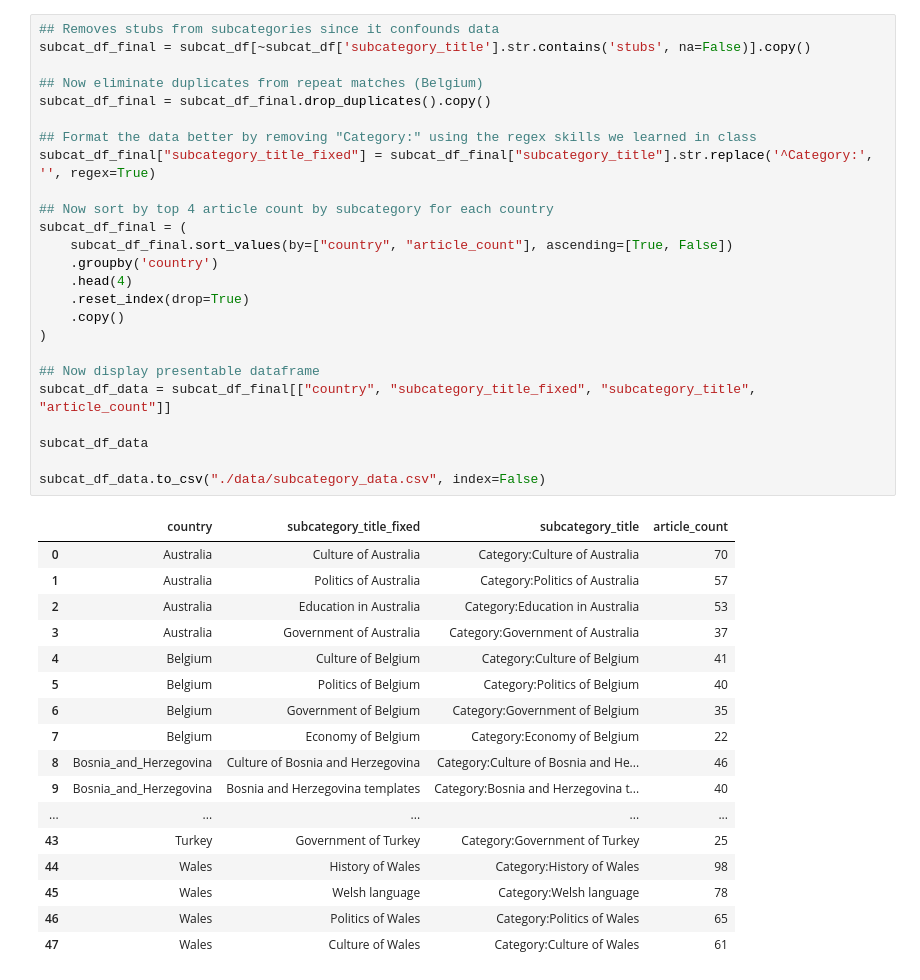
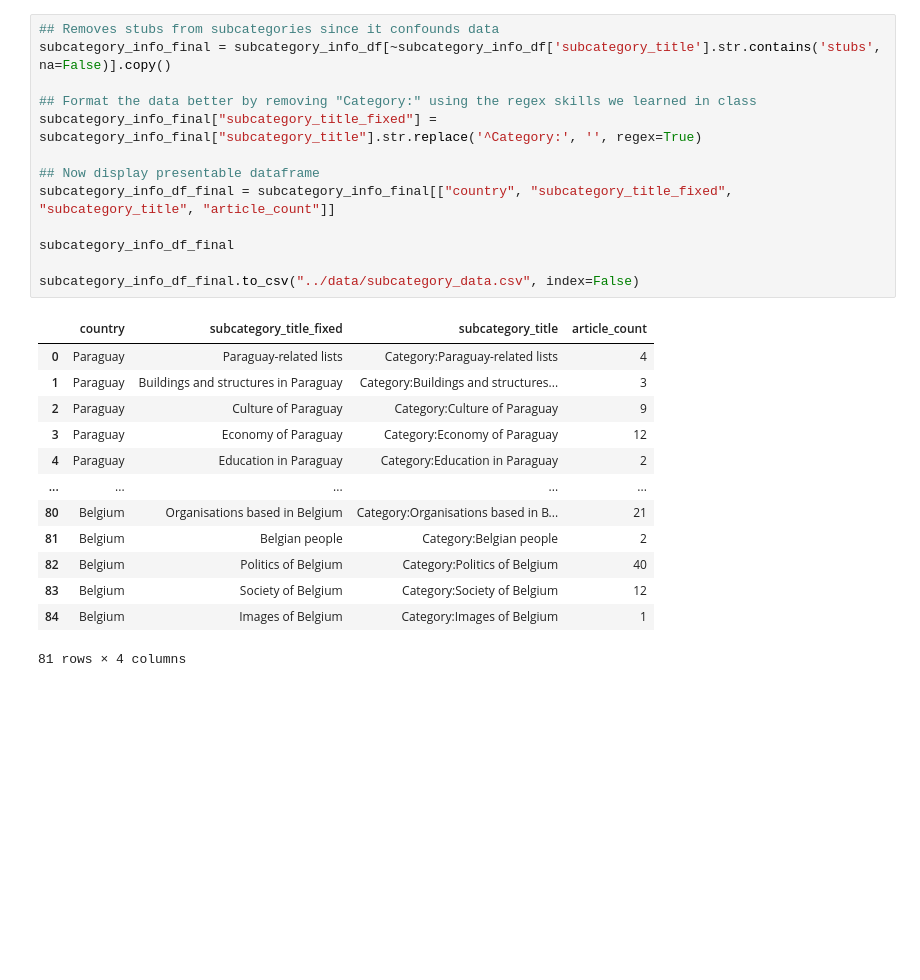
Before and after one commit to loganjeskildsen28/qss20_final_project, a Jupyter notebook: code/0_pull_format_all_api_data.ipynb, the cells around one changed output. Drawn from its saved outputs; the diff is of its cells as text; blank space fills up the shorter version.

```diff
--- a/code/0_pull_format_all_api_data.ipynb
+++ b/code/0_pull_format_all_api_data.ipynb
@@ -161,43 +320,27 @@ subcat_df
 # %%
 ## Removes stubs from subcategories since it confounds data
-subcat_df_final = subcat_df[~subcat_df['subcategory_title'].str.contains('stubs', na=False)].copy()
-
-## Now eliminate duplicates from repeat matches (Belgium)
-subcat_df_final = subcat_df_final.drop_duplicates().copy()
+subcategory_info_final = subcategory_info_df[~subcategory_info_df['subcategory_title'].str.contains('stubs', na=False)].copy()
 
 ## Format the data better by removing "Category:" using the regex skills we learned in class
-subcat_df_final["subcategory_title_fixed"] = subcat_df_final["subcategory_title"].str.replace('^Category:', '', regex=True)
-
-## Now sort by top 4 article count by subcategory for each country
-subcat_df_final = (
-    subcat_df_final.sort_values(by=["country", "article_count"], ascending=[True, False])
-    .groupby('country')
-    .head(4)
-    .reset_index(drop=True)
-    .copy()
-)
+subcategory_info_final["subcategory_title_fixed"] = subcategory_info_final["subcategory_title"].str.replace('^Category:', '', regex=True)
 
 ## Now display presentable dataframe
-subcat_df_data = subcat_df_final[["country", "subcategory_title_fixed", "subcategory_title", "article_count"]]
+subcategory_info_df_final = subcategory_info_final[["country", "subcategory_title_fixed", "subcategory_title", "article_count"]]
 
-subcat_df_data
+subcategory_info_df_final
 
-subcat_df_data.to_csv("./data/subcategory_data.csv", index=False)
+subcategory_info_df_final.to_csv("../data/subcategory_data.csv", index=False)
 # %% [output]
 |  | country | subcategory_title_fixed | subcategory_title | article_count |
-| 0 | Australia | Culture of Australia | Category:Culture of Australia | 70 |
-| 1 | Australia | Politics of Australia | Category:Politics of Australia | 57 |
-| 2 | Australia | Education in Australia | Category:Education in Australia | 53 |
-| 3 | Australia | Government of Australia | Category:Government of Australia | 37 |
-| 4 | Belgium | Culture of Belgium | Category:Culture of Belgium | 41 |
-| 5 | Belgium | Politics of Belgium | Category:Politics of Belgium | 40 |
-| 6 | Belgium | Government of Belgium | Category:Government of Belgium | 35 |
-| 7 | Belgium | Economy of Belgium | Category:Economy of Belgium | 22 |
-| 8 | Bosnia_and_Herzegovina | Culture of Bosnia and Herzegovina | Category:Culture of Bosnia and He... | 46 |
-| 9 | Bosnia_and_Herzegovina | Bosnia and Herzegovina templates | Category:Bosnia and Herzegovina t... | 40 |
+| 0 | Paraguay | Paraguay-related lists | Category:Paraguay-related lists | 4 |
+| 1 | Paraguay | Buildings and structures in Paraguay | Category:Buildings and structures... | 3 |
+| 2 | Paraguay | Culture of Paraguay | Category:Culture of Paraguay | 9 |
+| 3 | Paraguay | Economy of Paraguay | Category:Economy of Paraguay | 12 |
+| 4 | Paraguay | Education in Paraguay | Category:Education in Paraguay | 2 |
 | ... | ... | ... | ... | ... |
-| 43 | Turkey | Government of Turkey | Category:Government of Turkey | 25 |
-| 44 | Wales | History of Wales | Category:History of Wales | 98 |
-| 45 | Wales | Welsh language | Category:Welsh language | 78 |
-| 46 | Wales | Politics of Wales | Category:Politics of Wales | 65 |
-| 47 | Wales | Culture of Wales | Category:Culture of Wales | 61 |
+| 80 | Belgium | Organisations based in Belgium | Category:Organisations based in B... | 21 |
+| 81 | Belgium | Belgian people | Category:Belgian people | 2 |
+| 82 | Belgium | Politics of Belgium | Category:Politics of Belgium | 40 |
+| 83 | Belgium | Society of Belgium | Category:Society of Belgium | 12 |
+| 84 | Belgium | Images of Belgium | Category:Images of Belgium | 1 |
+81 rows × 4 columns
```
Also changed, not shown: parts of 22 cells of this notebook, 34 other files.
